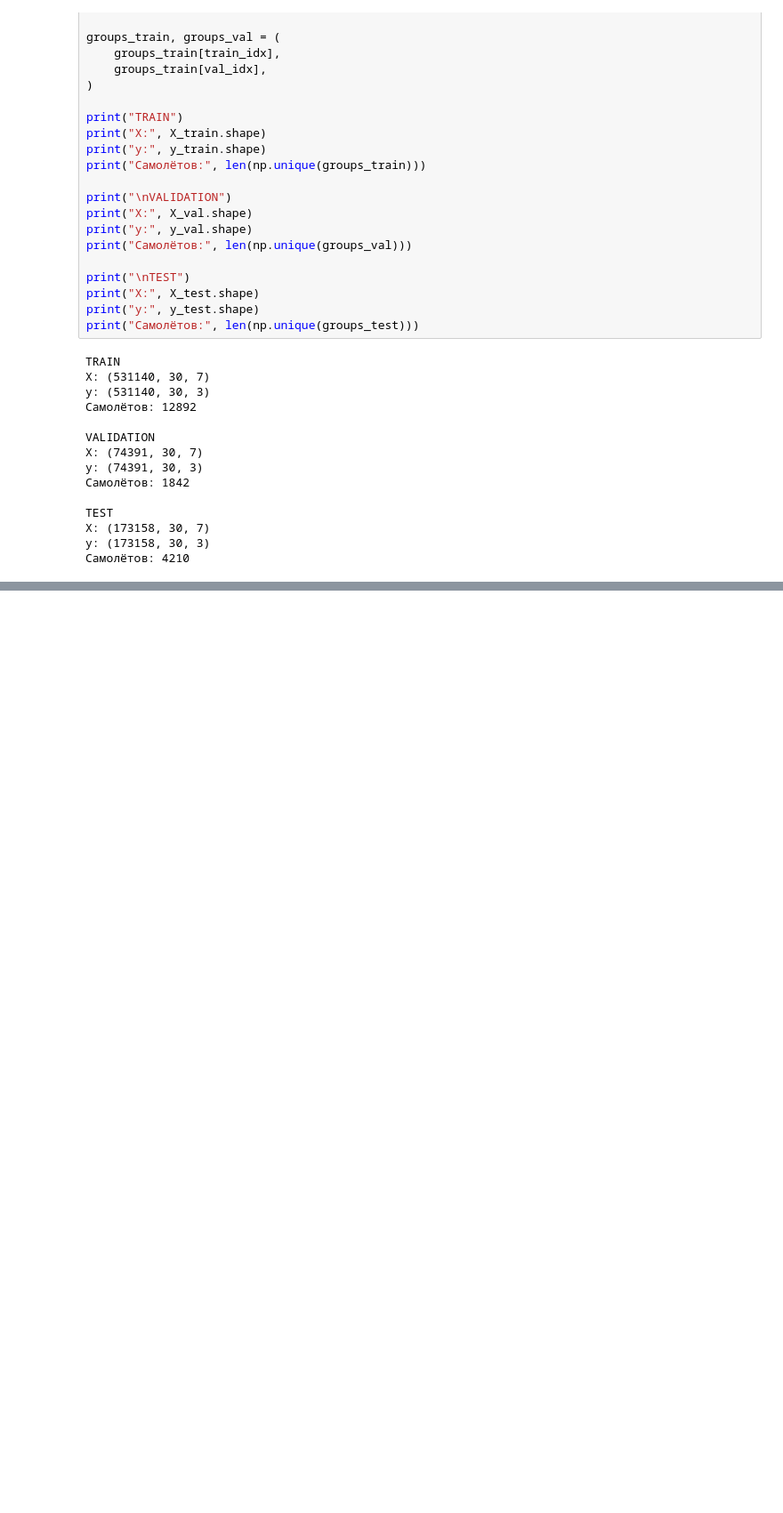
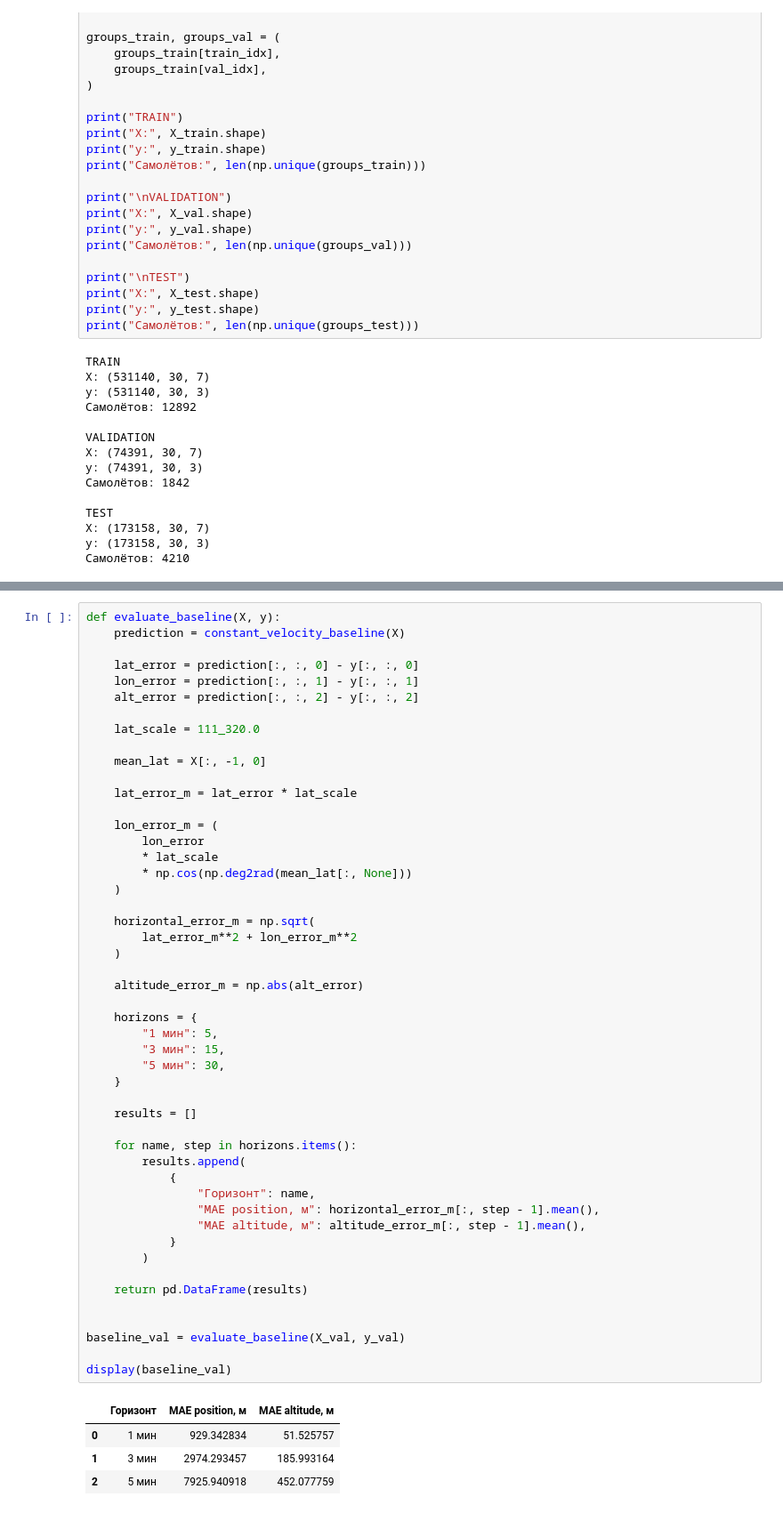
Before and after one commit to maks14rrs/aviation-eta, a Jupyter notebook: notebooks/01_trajectory_dataset.ipynb, the cells around one changed output, grey strips where cells are left out. Shown at 89% size. Drawn from its saved outputs; the diff is of its cells as text; blank space fills up the shorter version.

```diff
--- a/notebooks/01_trajectory_dataset.ipynb
+++ b/notebooks/01_trajectory_dataset.ipynb
@@ -750,0 +808,54 @@ y: (173158, 30, 3)
+# %%
+def evaluate_baseline(X, y):
+    prediction = constant_velocity_baseline(X)
+
+    lat_error = prediction[:, :, 0] - y[:, :, 0]
+    lon_error = prediction[:, :, 1] - y[:, :, 1]
+    alt_error = prediction[:, :, 2] - y[:, :, 2]
+
+    lat_scale = 111_320.0
+
+    mean_lat = X[:, -1, 0]
+
+    lat_error_m = lat_error * lat_scale
+
+    lon_error_m = (
+        lon_error
+        * lat_scale
+        * np.cos(np.deg2rad(mean_lat[:, None]))
+    )
+
+    horizontal_error_m = np.sqrt(
+        lat_error_m**2 + lon_error_m**2
+    )
+
+    altitude_error_m = np.abs(alt_error)
+
+    horizons = {
+        "1 мин": 5,
+        "3 мин": 15,
+        "5 мин": 30,
+    }
+
+    results = []
+
+    for name, step in horizons.items():
+        results.append(
+            {
+                "Горизонт": name,
+                "MAE position, м": horizontal_error_m[:, step - 1].mean(),
+                "MAE altitude, м": altitude_error_m[:, step - 1].mean(),
+            }
+        )
+
+    return pd.DataFrame(results)
+
+
+baseline_val = evaluate_baseline(X_val, y_val)
+
+display(baseline_val)
+# %% [output]
+|  | Горизонт | MAE position, м | MAE altitude, м |
+| 0 | 1 мин | 929.342834 | 51.525757 |
+| 1 | 3 мин | 2974.293457 | 185.993164 |
+| 2 | 5 мин | 7925.940918 | 452.077759 |
```
Also changed, not shown: parts of 12 cells of this notebook, 2 other files.
